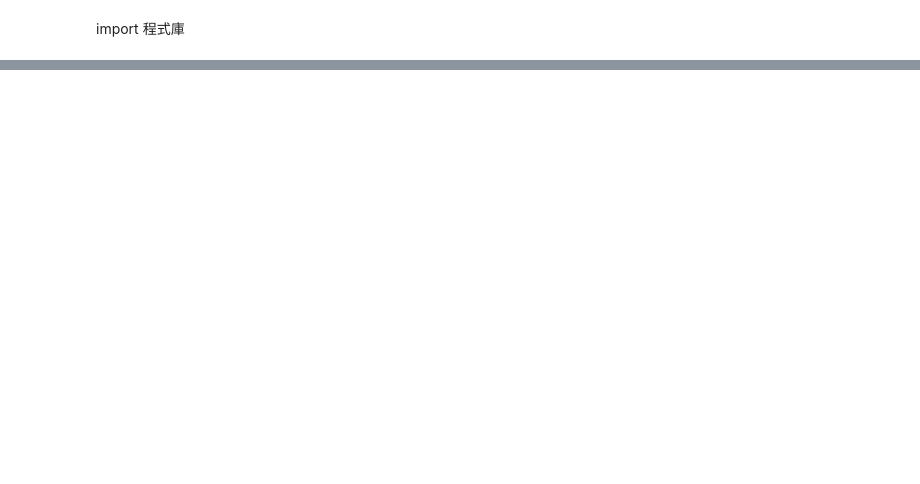
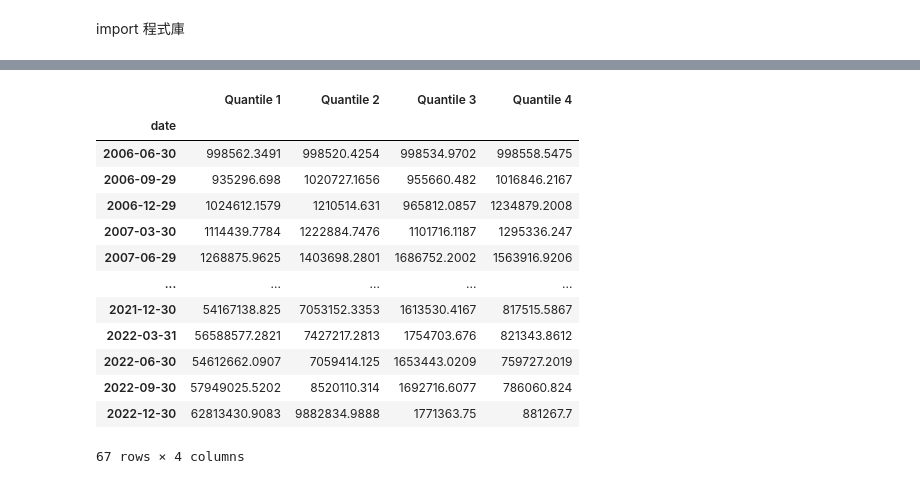
Before and after one commit to QuenHengLee/stock_factor_lab, a Jupyter notebook: main.ipynb, the cells around one changed output, grey strips where cells are left out. Cells and saved outputs as stored; diff of their text form; code cells hidden in the pictures; blank space fills up the shorter version.

```diff
--- a/main.ipynb
+++ b/main.ipynb
@@ -156,0 +45,4 @@ instance.stock_data
+# %%
+# 根據隨入的因子，將公司分成N組
+quantile_dict = seperate_company.get_quantile_factor(roe,N=4)
+quantile_dict
@@ -156,0 +67,4 @@ instance.stock_data
+# %%
+# 回測所有quantile
+output = seperate_company.backtest_all_quantile(quantile_dict)
+output
@@ -156,0 +89,33 @@ instance.stock_data
+# %%
+# 列出單一quantile的回測結果
+tmp1 = output['Quantile 1']['assets']['portfolio_value']
+tmp2 = output['Quantile 2']['assets']['portfolio_value']
+tmp3 = output['Quantile 3']['assets']['portfolio_value']
+tmp4 = output['Quantile 4']['assets']['portfolio_value']
+# %%
+series_list = [tmp1, tmp2, tmp3, tmp4]
+
+# 使用pd.concat()将Series合并成一个DataFrame
+df = pd.concat(series_list, axis=1)
+
+# 如果需要，你可以为DataFrame的列指定列名
+# 例如，你可以使用以下方式为每列命名
+column_names = ['Quantile 1', 'Quantile 2', 'Quantile 3', 'Quantile 4']
+df.columns = column_names
+# %%
+df
+# %% [output]
+|  | Quantile 1 | Quantile 2 | Quantile 3 | Quantile 4 |
+| date |  |  |  |  |
+| 2006-06-30 | 998562.3491 | 998520.4254 | 998534.9702 | 998558.5475 |
+| 2006-09-29 | 935296.698 | 1020727.1656 | 955660.482 | 1016846.2167 |
+| 2006-12-29 | 1024612.1579 | 1210514.631 | 965812.0857 | 1234879.2008 |
+| 2007-03-30 | 1114439.7784 | 1222884.7476 | 1101716.1187 | 1295336.247 |
+| 2007-06-29 | 1268875.9625 | 1403698.2801 | 1686752.2002 | 1563916.9206 |
+| ... | ... | ... | ... | ... |
+| 2021-12-30 | 54167138.825 | 7053152.3353 | 1613530.4167 | 817515.5867 |
+| 2022-03-31 | 56588577.2821 | 7427217.2813 | 1754703.676 | 821343.8612 |
+| 2022-06-30 | 54612662.0907 | 7059414.125 | 1653443.0209 | 759727.2019 |
+| 2022-09-30 | 57949025.5202 | 8520110.314 | 1692716.6077 | 786060.824 |
+| 2022-12-30 | 62813430.9083 | 9882834.9888 | 1771363.75 | 881267.7 |
+67 rows × 4 columns
```
Also changed, not shown: parts of 19 cells of this notebook, 3 other files.
